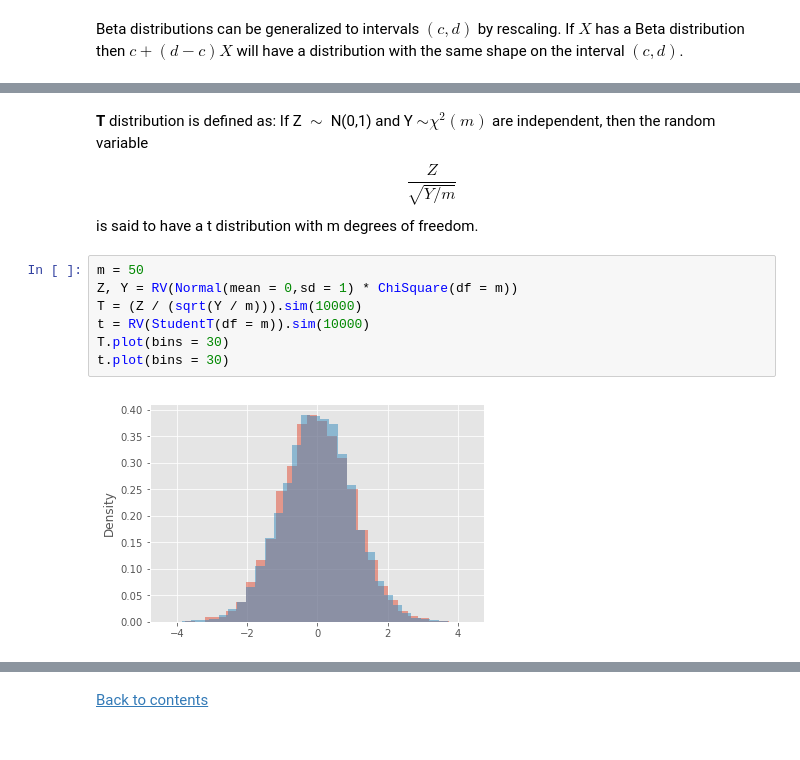
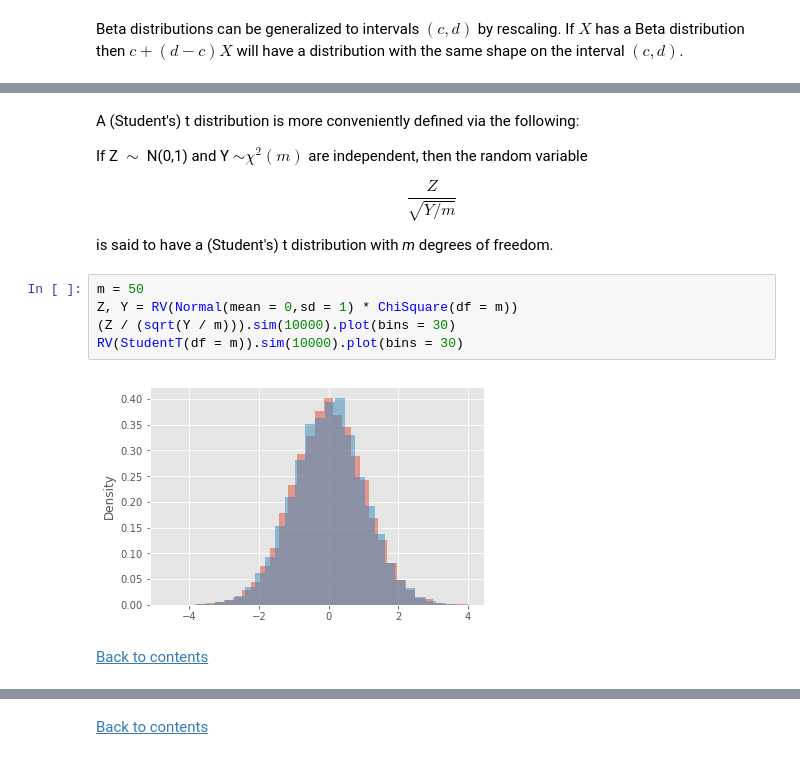
Before and after one commit to dlsun/symbulate, a Jupyter notebook: docs/common.ipynb, the cells around one changed output, grey strips where cells are left out. Drawn from its saved outputs; the diff is of its cells as text.

```diff
--- a/docs/common.ipynb
+++ b/docs/common.ipynb
@@ -346,15 +359,19 @@ Z.plot(bins = 30), z.plot(bins = 30)
 # %% [markdown]
-**T** distribution is defined as: If Z $\sim$ N(0,1) and Y $\sim \chi^2(m)$ are independent, then the random variable
+A (Student's) t distribution is more conveniently defined via the following:
+
+If Z $\sim$ N(0,1) and Y $\sim \chi^2(m)$ are independent, then the random variable
+
 $$\frac{Z}{ \sqrt{Y/m} }$$
-is said to have a t distribution with m degrees of freedom.
+
+is said to have a (Student's) t distribution with *m* degrees of freedom.
 # %%
 m = 50
 Z, Y = RV(Normal(mean = 0,sd = 1) * ChiSquare(df = m))
-T = (Z / (sqrt(Y / m))).sim(10000)
-t = RV(StudentT(df = m)).sim(10000)
-T.plot(bins = 30)
-t.plot(bins = 30)
+(Z / (sqrt(Y / m))).sim(10000).plot(bins = 30)
+RV(StudentT(df = m)).sim(10000).plot(bins = 30)
 # %% [output]
-[figure, old version]
+[figure, new version]
+# %% [markdown]
+[Back to contents](#contents)
 # %% [markdown]
 <a id='f'></a>
```
Also changed, not shown: parts of 53 cells of this notebook.
